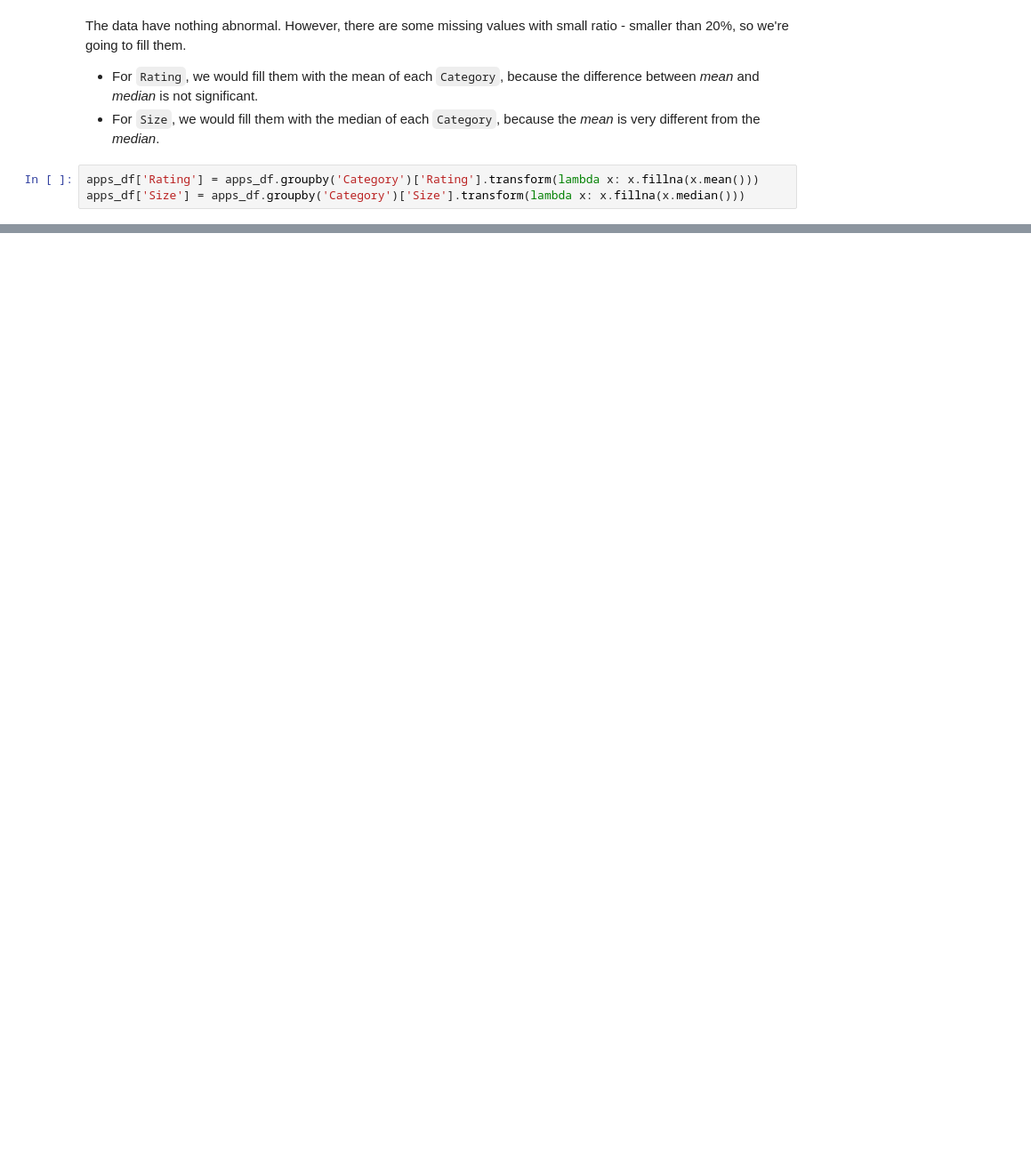
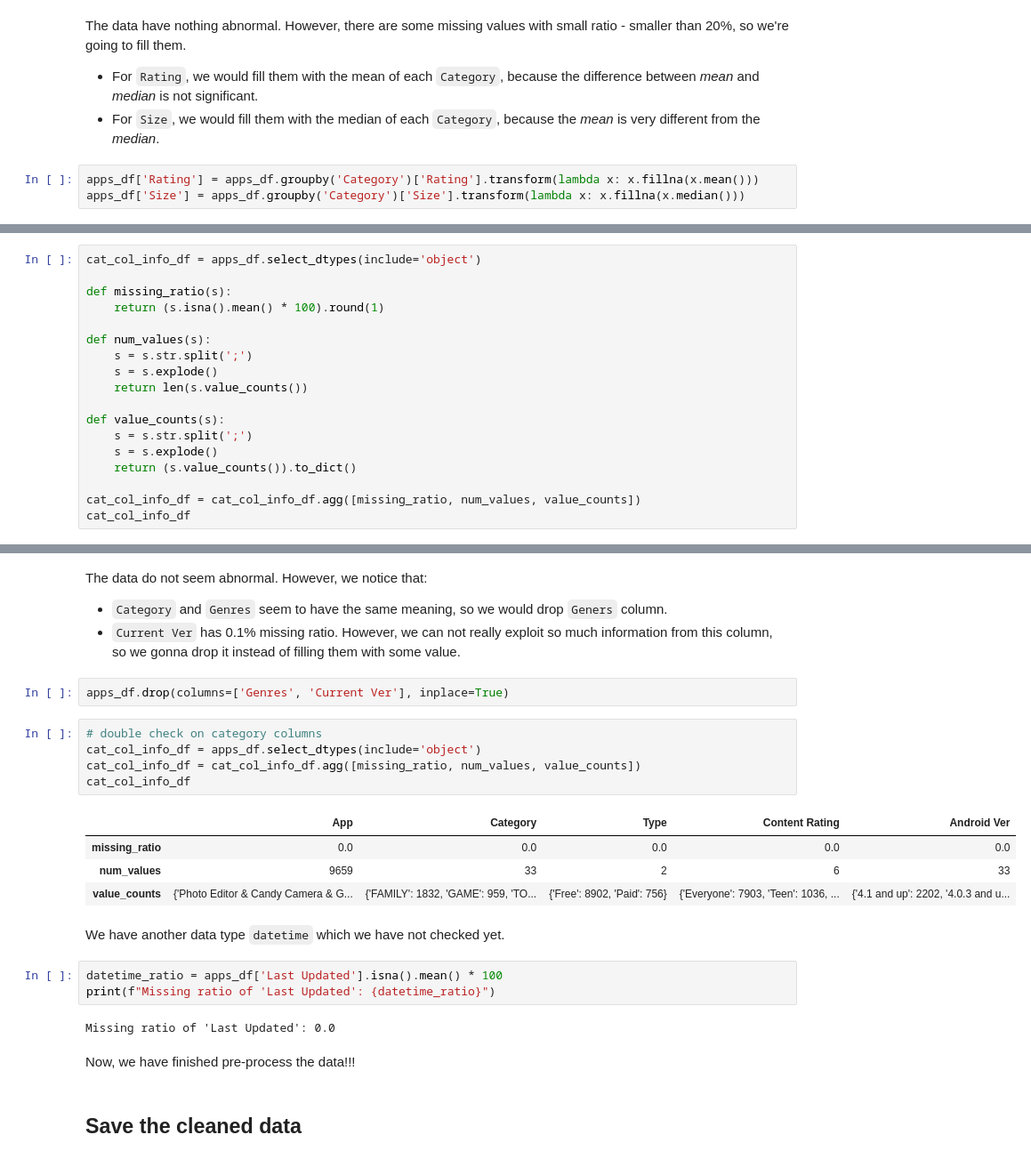
Before and after one commit to Luc-h0/Lap_trinh_cho_khoa_hoc_du_lieu, a Jupyter notebook: Notebook/Notebook.ipynb, the cells around one changed output, grey strips where cells are left out. Shown at 89% size. Drawn from its saved outputs; the diff is of its cells as text; blank space fills up the shorter version.

```diff
--- a/Notebook/Notebook.ipynb
+++ b/Notebook/Notebook.ipynb
@@ -272,0 +257,18 @@ apps_df.describe(include='all')
+# %%
+cat_col_info_df = apps_df.select_dtypes(include='object')
+
+def missing_ratio(s):
+    return (s.isna().mean() * 100).round(1)
+
+def num_values(s):
+    s = s.str.split(';')
+    s = s.explode()
+    return len(s.value_counts())
+
+def value_counts(s):
+    s = s.str.split(';')
+    s = s.explode()
+    return (s.value_counts()).to_dict()
+
+cat_col_info_df = cat_col_info_df.agg([missing_ratio, num_values, value_counts])
+cat_col_info_df
@@ -272,0 +280,27 @@ apps_df.describe(include='all')
+# %% [markdown]
+The data do not seem abnormal. However, we notice that:
+- `Category` and `Genres` seem to have the same meaning, so we would drop `Geners` column.
+- `Current Ver` has 0.1% missing ratio. However, we can not really exploit so much information from this column, so we gonna drop it instead of filling them with some value.
+# %%
+apps_df.drop(columns=['Genres', 'Current Ver'], inplace=True)
+# %%
+# double check on category columns
+cat_col_info_df = apps_df.select_dtypes(include='object')
+cat_col_info_df = cat_col_info_df.agg([missing_ratio, num_values, value_counts])
+cat_col_info_df
+# %% [output]
+|  | App | Category | Type | Content Rating | Android Ver |
+| missing_ratio | 0.0 | 0.0 | 0.0 | 0.0 | 0.0 |
+| num_values | 9659 | 33 | 2 | 6 | 33 |
+| value_counts | {'Photo Editor & Candy Camera & G... | {'FAMILY': 1832, 'GAME': 959, 'TO... | {'Free': 8902, 'Paid': 756} | {'Everyone': 7903, 'Teen': 1036, ... | {'4.1 and up': 2202, '4.0.3 and u... |
+# %% [markdown]
+We have another data type `datetime` which we have not checked yet.
+# %%
+datetime_ratio = apps_df['Last Updated'].isna().mean() * 100
+print(f"Missing ratio of 'Last Updated': {datetime_ratio}")
+# %% [output]
+Missing ratio of 'Last Updated': 0.0
+# %% [markdown]
+Now, we have finished pre-process the data!!!
+# %% [markdown]
+## Save the cleaned data
```
Also changed, not shown: parts of 11 cells of this notebook, 1 other file.
